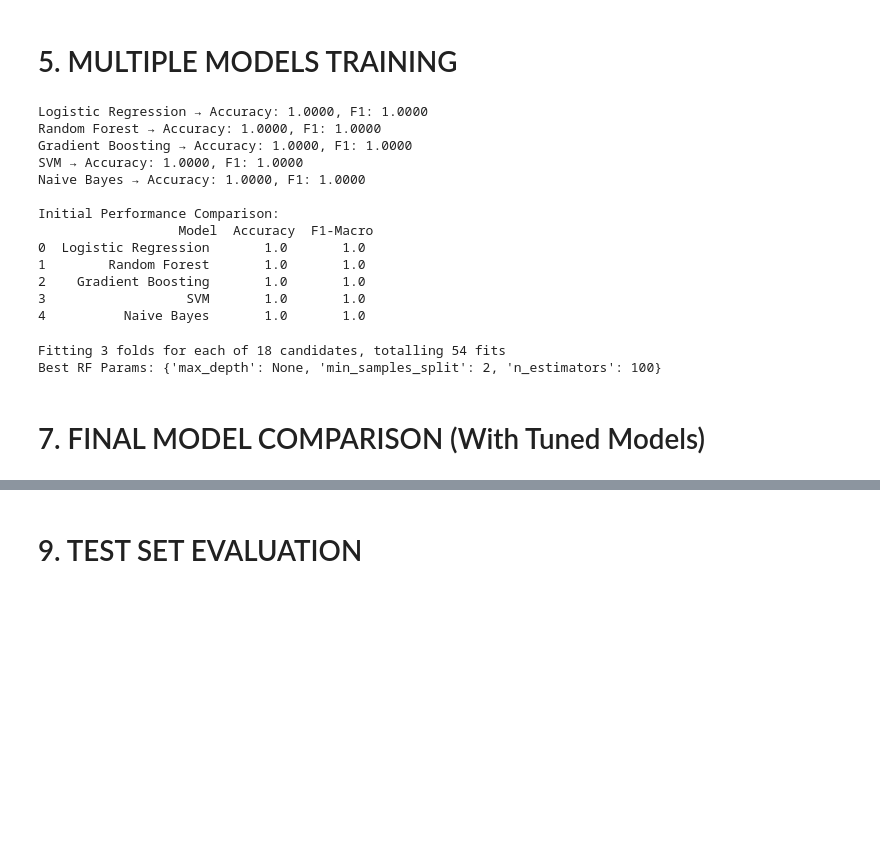
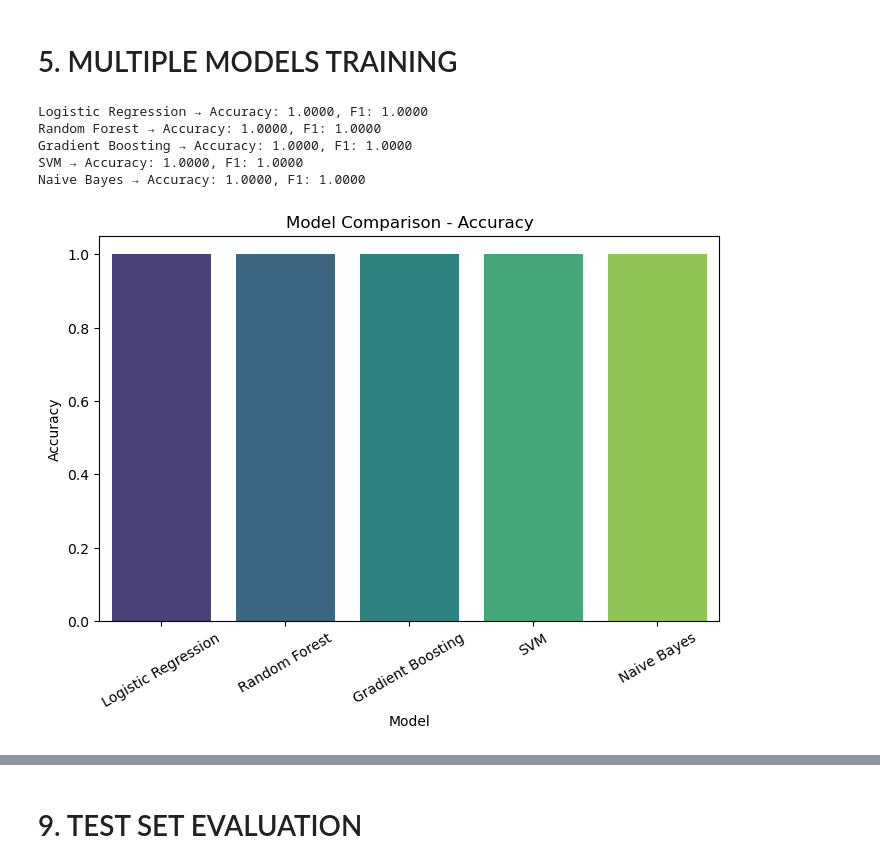
Before and after one commit to kaifcode2003/MediMitra, a Jupyter notebook: DiseasePrediction.ipynb, the cells around one changed output, grey strips where cells are left out. Cells and saved outputs as stored; diff of their text form; code cells hidden in the pictures; blank space fills up the shorter version.

```diff
--- a/DiseasePrediction.ipynb
+++ b/DiseasePrediction.ipynb
@@ -68,11 +81,10 @@ Missing values:
 # %% [markdown]
 # 4. PREPROCESSING
 # %%
+# Encode target variable separately
 encoder = LabelEncoder()
-X_full["prognosis"] = encoder.fit_transform(X_full["prognosis"])
-
-X = X_full.drop("prognosis", axis=1).values
-y = X_full["prognosis"].values
+y = encoder.fit_transform(X_full["prognosis"])
+X = X_full.drop("prognosis", axis=1)
 
 X_train, X_val, y_train, y_val = train_test_split(
     X, y, test_size=0.3, random_state=42, stratify=y
@@ -86,63 +98,34 @@ X_val = scaler.transform(X_val)
 # %%
 models = {
     "Logistic Regression": LogisticRegression(max_iter=1000),
     "Random Forest": RandomForestClassifier(random_state=42),
     "Gradient Boosting": GradientBoostingClassifier(random_state=42),
-    # "XGBoost": XGBClassifier(use_label_encoder=False, eval_metric="mlogloss", random_state=42),
+    # "XGBoost": XGBClassifier(eval_metric="mlogloss", random_state=42),
     "SVM": SVC(kernel="rbf", probability=True, random_state=42),
     "Naive Bayes": GaussianNB()
 }
 
 results = []
 for name, model in models.items():
     model.fit(X_train, y_train)
     preds = model.predict(X_val)
     acc = accuracy_score(y_val, preds)
     f1 = f1_score(y_val, preds, average="macro")
     results.append((name, acc, f1))
     print(f"{name} → Accuracy: {acc:.4f}, F1: {f1:.4f}")
 
 results_df = pd.DataFrame(results, columns=["Model", "Accuracy", "F1-Macro"])
-print("\nInitial Performance Comparison:\n", results_df)
+
+# Plot comparison
+plt.figure(figsize=(8, 5))
+sns.barplot(x="Model", y="Accuracy", data=results_df, palette="viridis")
+plt.title("Model Comparison - Accuracy")
+plt.xticks(rotation=30)
+plt.show()
 # %% [output]
 Logistic Regression → Accuracy: 1.0000, F1: 1.0000
 Random Forest → Accuracy: 1.0000, F1: 1.0000
 Gradient Boosting → Accuracy: 1.0000, F1: 1.0000
 SVM → Accuracy: 1.0000, F1: 1.0000
 Naive Bayes → Accuracy: 1.0000, F1: 1.0000
-
-Initial Performance Comparison:
-                  Model  Accuracy  F1-Macro
-0  Logistic Regression       1.0       1.0
-1        Random Forest       1.0       1.0
-2    Gradient Boosting       1.0       1.0
-3                  SVM       1.0       1.0
-4          Naive Bayes       1.0       1.0
+[figure, added]
-# %%
-# ============================================
-# 6. HYPERPARAMETER TUNING (RF + XGB)
-# ============================================
-
-cv = StratifiedKFold(n_splits=3, shuffle=True, random_state=42)
-
-# ---- Random Forest ----
-rf_params = {
-    "n_estimators": [100, 250, 500],
-    "max_depth": [None, 10, 20],
-    "min_samples_split": [2, 5]
-}
-rf_grid = GridSearchCV(
-    RandomForestClassifier(random_state=42),
-    rf_params,
-    cv=cv,
-    scoring="f1_macro",
-    n_jobs=-1,
-    verbose=1
-)
-rf_grid.fit(X_train, y_train)
-print("Best RF Params:", rf_grid.best_params_)
-# %% [output]
-Fitting 3 folds for each of 18 candidates, totalling 54 fits
-Best RF Params: {'max_depth': None, 'min_samples_split': 2, 'n_estimators': 100}
-# %% [markdown]
-# 7. FINAL MODEL COMPARISON (With Tuned Models)
```
Also changed, not shown: parts of 14 cells of this notebook.
